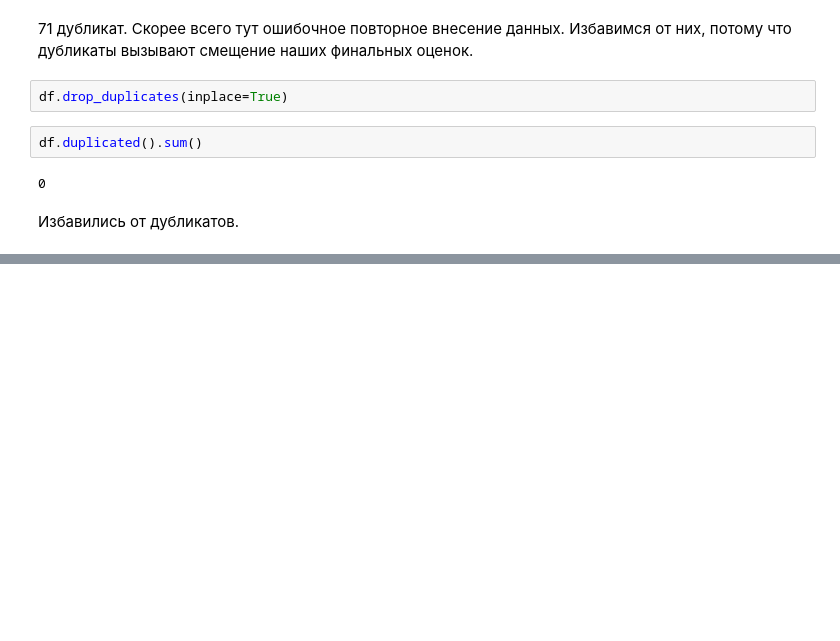
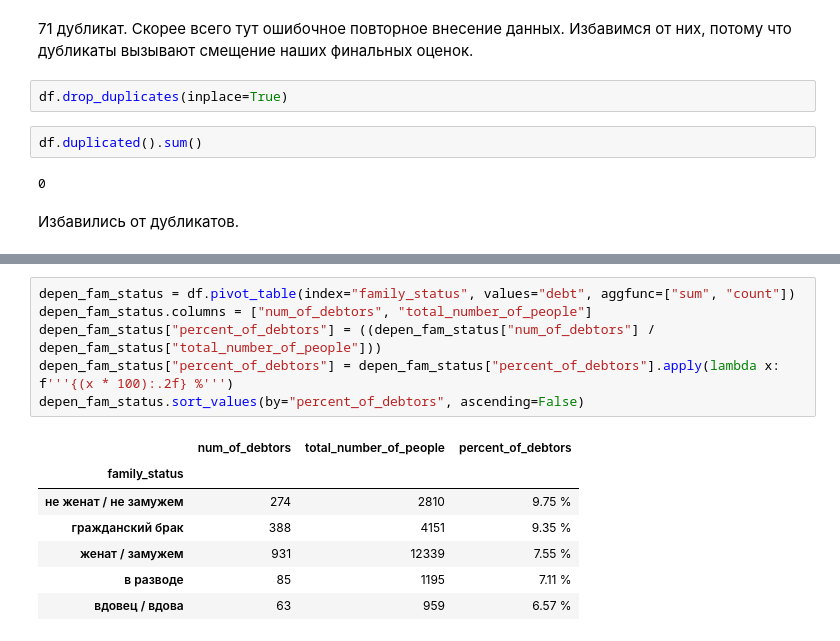
Before and after one commit to Alex-projects-hub/Borrower_reliability_research, a Jupyter notebook: Borrower_reliability_research.ipynb, the cells around one changed output, grey strips where cells are left out. Cells and saved outputs as stored; diff of their text form; blank space fills up the shorter version.

```diff
--- a/Borrower_reliability_research.ipynb
+++ b/Borrower_reliability_research.ipynb
@@ -525,0 +801,14 @@ df.duplicated().sum()
+# %%
+depen_fam_status = df.pivot_table(index="family_status", values="debt", aggfunc=["sum", "count"])
+depen_fam_status.columns = ["num_of_debtors", "total_number_of_people"]
+depen_fam_status["percent_of_debtors"] = ((depen_fam_status["num_of_debtors"] / depen_fam_status["total_number_of_people"]))
+depen_fam_status["percent_of_debtors"] = depen_fam_status["percent_of_debtors"].apply(lambda x: f'''{(x * 100):.2f} %''')
+depen_fam_status.sort_values(by="percent_of_debtors", ascending=False)
+# %% [output]
+|  | num_of_debtors | total_number_of_people | percent_of_debtors |
+| family_status |  |  |  |
+| не женат / не замужем | 274 | 2810 | 9.75 % |
+| гражданский брак | 388 | 4151 | 9.35 % |
+| женат / замужем | 931 | 12339 | 7.55 % |
+| в разводе | 85 | 1195 | 7.11 % |
+| вдовец / вдова | 63 | 959 | 6.57 % |
```
Also changed, not shown: parts of 56 cells of this notebook.
